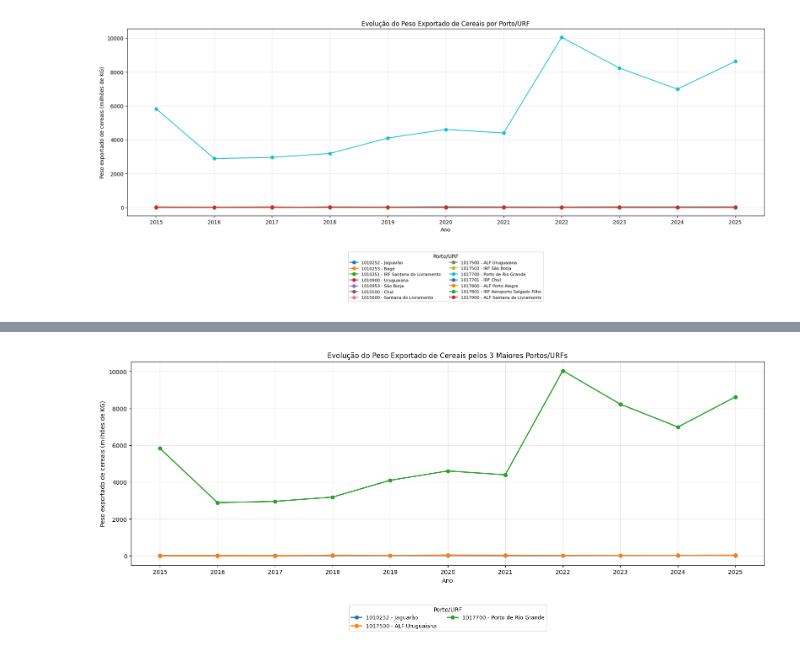
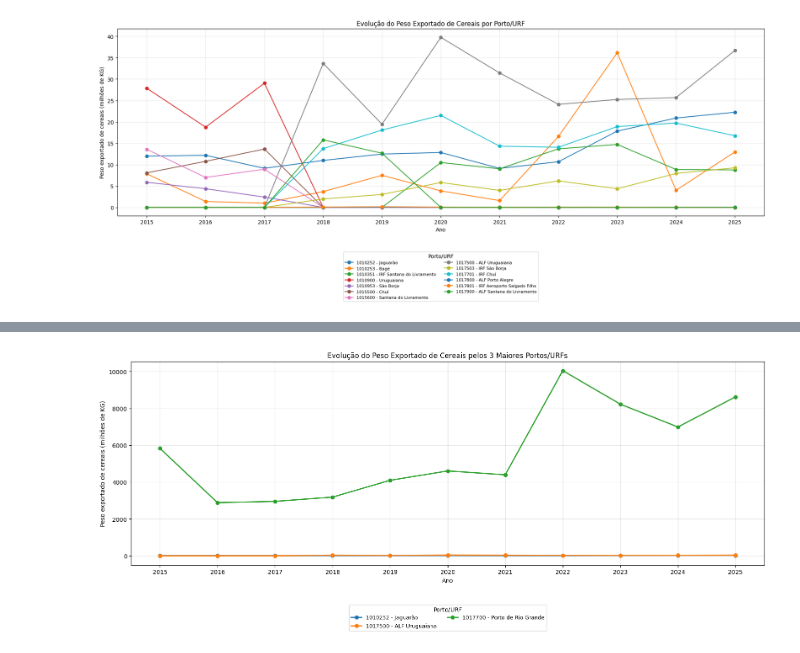
Before and after one commit to MatheusD1as/ProjetoLogistica, a Jupyter notebook: analise_Cereais.ipynb, the cells around one changed output, grey strips where cells are left out. Saved outputs shown, nothing was run; the diff lists cells and outputs as text; code cells hidden in the pictures.

```diff
--- a/analise_Cereais.ipynb
+++ b/analise_Cereais.ipynb
@@ -87,37 +87,38 @@ df_porto_ano["Peso_milhoes"] = df_porto_ano["Peso_KG"] / 1_000_000
 # %%
 grafico = df_porto_ano.copy()
 
 tabela_grafico = grafico.pivot(
     index="Ano",
     columns="Porto_URF",
     values="Peso_milhoes"
 ).fillna(0)
 
 plt.figure(figsize=(18, 8))
 
 for porto in tabela_grafico.columns:
-    plt.plot(
-        tabela_grafico.index,
-        tabela_grafico[porto],
-        marker="o",
-        label=porto
-    )
+    if porto != '1017700 - Porto de Rio Grande':
+        plt.plot(
+            tabela_grafico.index,
+            tabela_grafico[porto],
+            marker="o",
+            label=porto
+        )
 
 plt.title("Evolução do Peso Exportado de Cereais por Porto/URF")
 plt.xlabel("Ano")
 plt.ylabel("Peso exportado de cereais (milhões de KG)")
 plt.xticks(tabela_grafico.index)
 
 plt.legend(
     title="Porto/URF",
     bbox_to_anchor=(0.5, -0.18),
     loc="upper center",
     ncol=2,
     fontsize=8
 )
 
 plt.grid(True, alpha=0.3)
 plt.tight_layout()
 plt.show()
 # %% [output]
-[figure, old version]
+[figure, new version]
```
Also changed, not shown: parts of 2 cells of this notebook.
